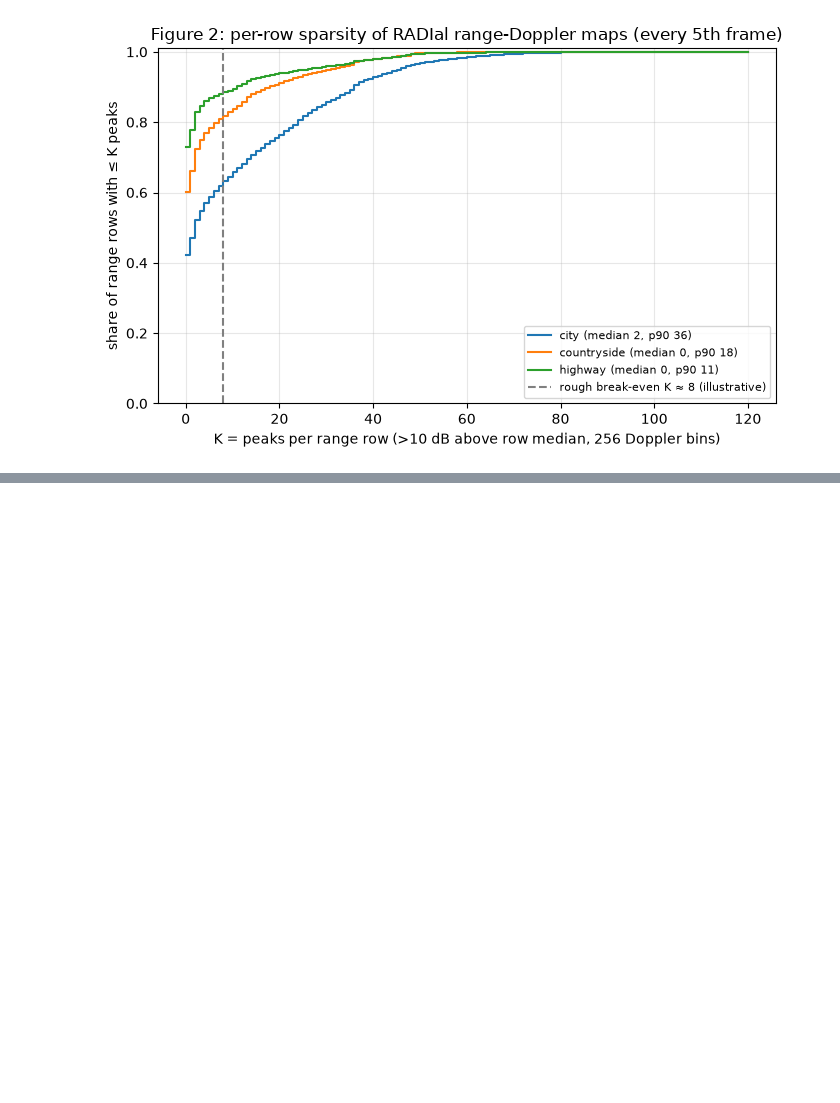
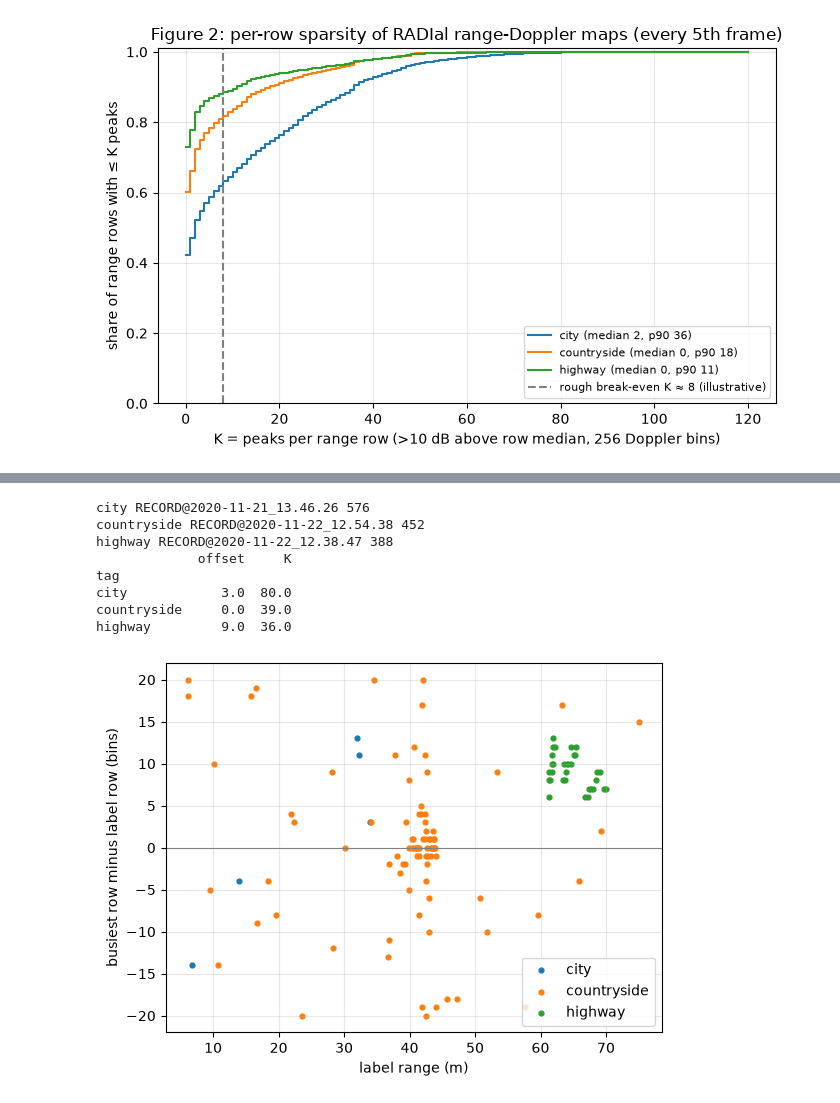
Before and after one commit to PLANETORIAN/Sparse-FFT-Radar, a Jupyter notebook: notebooks/02_sparsity.ipynb, the cells around one changed output, grey strips where cells are left out. Drawn from its saved outputs; the diff is of its cells as text; code cells hidden in the pictures; blank space fills up the shorter version.

Commit message:
checking only for labeled data

```diff
--- a/notebooks/02_sparsity.ipynb
+++ b/notebooks/02_sparsity.ipynb
@@ -249,0 +296,14 @@ plt.show()
+# %%
+load_seq("highway")
+ch3 = sorted(radar["radar_ch3"])
+lab = labels[(labels["dataset"] == SEQ) & (labels["radar_R_m"] > 0)]
+
+for k, grp in list(lab.groupby("index"))[:6]:
+    if frames[k] != ch3[k]:
+        continue
+    P = frame_to_rd(frames[k])
+    for R in grp["radar_R_m"]:
+        r = int(round(R / RBIN))
+        print(k, round(R, 1), "m, bin", r)
+        print("  10 dB:", row_peaks(P, 10)[r-10:r+11])
+        print("   6 dB:", row_peaks(P, 6)[r-10:r+11])
@@ -249,0 +330,34 @@ plt.show()
+# %%
+rows = []
+for tag in SEQS:
+    load_seq(tag)
+    ch3 = sorted(radar["radar_ch3"])
+    lab = labels[(labels["dataset"] == SEQ) & (labels["radar_R_m"] > 0)]
+    for k, grp in lab.groupby("index"):
+        if k >= len(frames) or frames[k] != ch3[k]:
+            continue
+        kr = row_peaks(frame_to_rd(frames[k]))
+        for R in grp["radar_R_m"]:
+            r = int(round(R / RBIN))
+            lo, hi = max(r - 20, 0), min(r + 21, 512)
+            best = lo + int(np.argmax(kr[lo:hi]))        # busiest row near the label
+            rows.append((tag, R, best - r, kr[best]))
+
+off = pd.DataFrame(rows, columns=["tag", "R", "offset", "K"])
+print(off.groupby("tag")[["offset", "K"]].median())
+
+for tag, g in off.groupby("tag"):
+    plt.scatter(g["R"], g["offset"], s=12, label=tag)
+plt.axhline(0, color="gray", lw=0.8)
+plt.xlabel("label range (m)"); plt.ylabel("busiest row minus label row (bins)")
+plt.legend(); plt.grid(alpha=0.3); plt.show()
+# %% [output]
+city RECORD@2020-11-21_13.46.26 576
+countryside RECORD@2020-11-22_12.54.38 452
+highway RECORD@2020-11-22_12.38.47 388
+             offset     K
+tag
+city            3.0  80.0
+countryside     0.0  39.0
+highway         9.0  36.0
+[figure, added]
```
Also changed, not shown: parts of 4 cells of this notebook.
